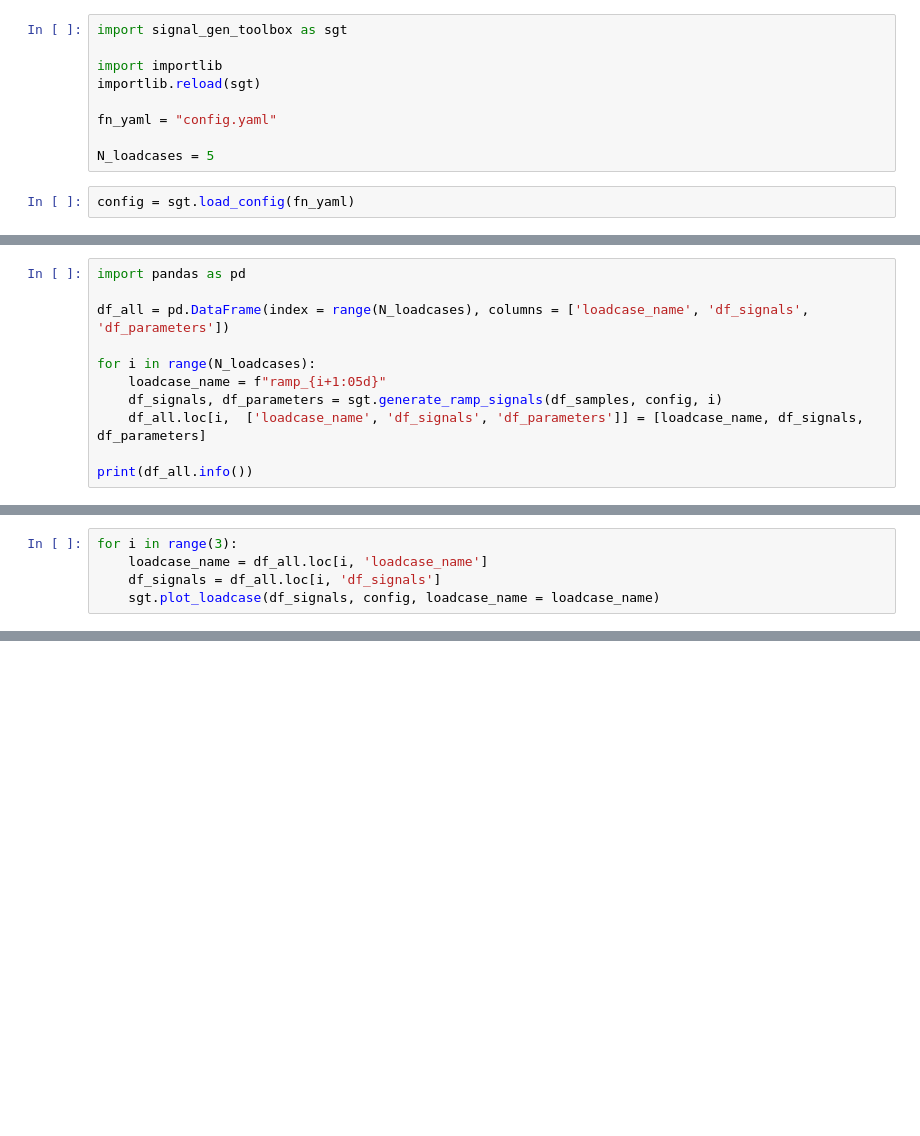
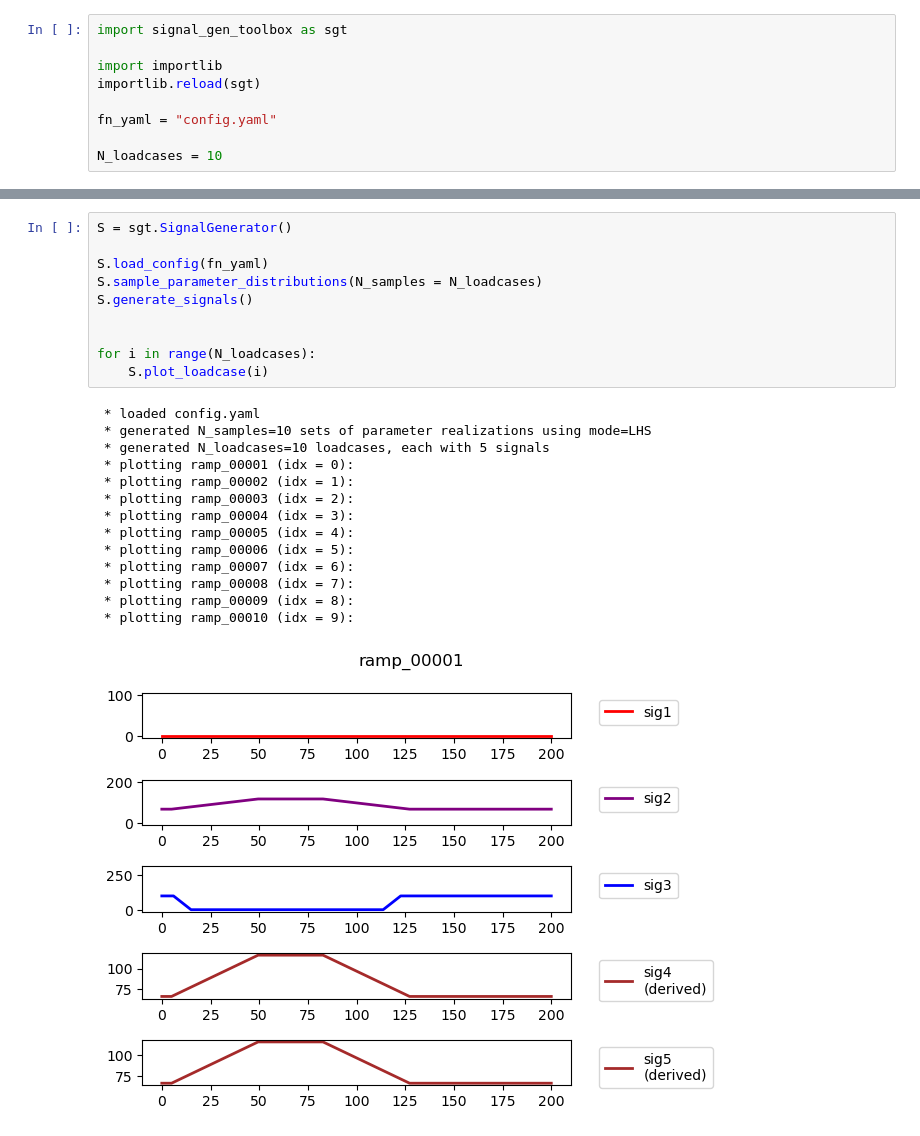
Before and after one commit to Shroff20/signal_gen, a Jupyter notebook: signal_gen_demo.ipynb, the cells around one changed output, grey strips where cells are left out. Cells and saved outputs as stored; diff of their text form; blank space fills up the shorter version.

```diff
--- a/signal_gen_demo.ipynb
+++ b/signal_gen_demo.ipynb
@@ -6,6 +6,4 @@ importlib.reload(sgt)
 
 fn_yaml = "config.yaml"
 
-N_loadcases = 5
+N_loadcases = 10
-# %%
-config = sgt.load_config(fn_yaml)
@@ -75,11 +9,0 @@ t
-# %%
-import pandas as pd
-
-df_all = pd.DataFrame(index = range(N_loadcases), columns = ['loadcase_name', 'df_signals', 'df_parameters'])
-
-for i in range(N_loadcases):
-    loadcase_name = f"ramp_{i+1:05d}"
-    df_signals, df_parameters = sgt.generate_ramp_signals(df_samples, config, i)
-    df_all.loc[i,  ['loadcase_name', 'df_signals', 'df_parameters']] = [loadcase_name, df_signals, df_parameters]
-
-print(df_all.info())
@@ -98,5 +9,0 @@ None
-# %%
-for i in range(3):
-    loadcase_name = df_all.loc[i, 'loadcase_name']
-    df_signals = df_all.loc[i, 'df_signals']
-    sgt.plot_loadcase(df_signals, config, loadcase_name = loadcase_name)
@@ -106,0 +10,25 @@ for i in range(3):
+# %%
+S = sgt.SignalGenerator()
+
+S.load_config(fn_yaml)
+S.sample_parameter_distributions(N_samples = N_loadcases)
+S.generate_signals()
+
+
+for i in range(N_loadcases):
+    S.plot_loadcase(i)
+# %% [output]
+ * loaded config.yaml
+ * generated N_samples=10 sets of parameter realizations using mode=LHS
+ * generated N_loadcases=10 loadcases, each with 5 signals
+ * plotting ramp_00001 (idx = 0):
+ * plotting ramp_00002 (idx = 1):
+ * plotting ramp_00003 (idx = 2):
+ * plotting ramp_00004 (idx = 3):
+ * plotting ramp_00005 (idx = 4):
+ * plotting ramp_00006 (idx = 5):
+ * plotting ramp_00007 (idx = 6):
+ * plotting ramp_00008 (idx = 7):
+ * plotting ramp_00009 (idx = 8):
+ * plotting ramp_00010 (idx = 9):
+[figure, added]
```
Also changed, not shown: parts of 6 cells of this notebook, 1 other file.
